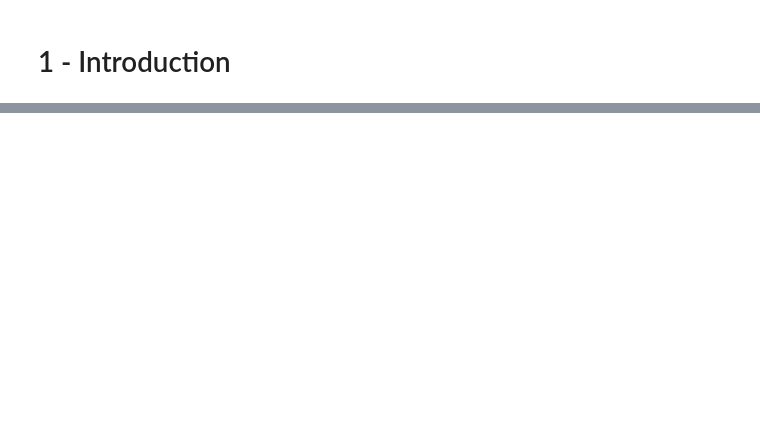
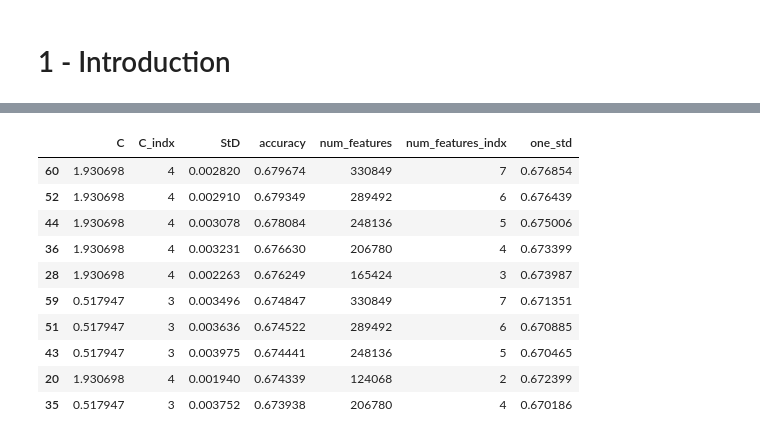
Before and after one commit to rossbm/udacity-ml-capstone, a Jupyter notebook: notebooks/2 - Create DTM and Linear Model.ipynb, the cells around one changed output, grey strips where cells are left out. Cells and saved outputs as stored; diff of their text form; code cells hidden in the pictures; blank space fills up the shorter version.

```diff
--- a/notebooks/2 - Create DTM and Linear Model.ipynb
+++ b/notebooks/2 - Create DTM and Linear Model.ipynb
@@ -144,0 +195,14 @@ log(470000,2)
+# %%
+results.head(10)
+# %% [output]
+|  | C | C_indx | StD | accuracy | num_features | num_features_indx | one_std |
+| 60 | 1.930698 | 4 | 0.002820 | 0.679674 | 330849 | 7 | 0.676854 |
+| 52 | 1.930698 | 4 | 0.002910 | 0.679349 | 289492 | 6 | 0.676439 |
+| 44 | 1.930698 | 4 | 0.003078 | 0.678084 | 248136 | 5 | 0.675006 |
+| 36 | 1.930698 | 4 | 0.003231 | 0.676630 | 206780 | 4 | 0.673399 |
+| 28 | 1.930698 | 4 | 0.002263 | 0.676249 | 165424 | 3 | 0.673987 |
+| 59 | 0.517947 | 3 | 0.003496 | 0.674847 | 330849 | 7 | 0.671351 |
+| 51 | 0.517947 | 3 | 0.003636 | 0.674522 | 289492 | 6 | 0.670885 |
+| 43 | 0.517947 | 3 | 0.003975 | 0.674441 | 248136 | 5 | 0.670465 |
+| 20 | 1.930698 | 4 | 0.001940 | 0.674339 | 124068 | 2 | 0.672399 |
+| 35 | 0.517947 | 3 | 0.003752 | 0.673938 | 206780 | 4 | 0.670186 |
```
Also changed, not shown: parts of 63 cells of this notebook, 22 other files.
